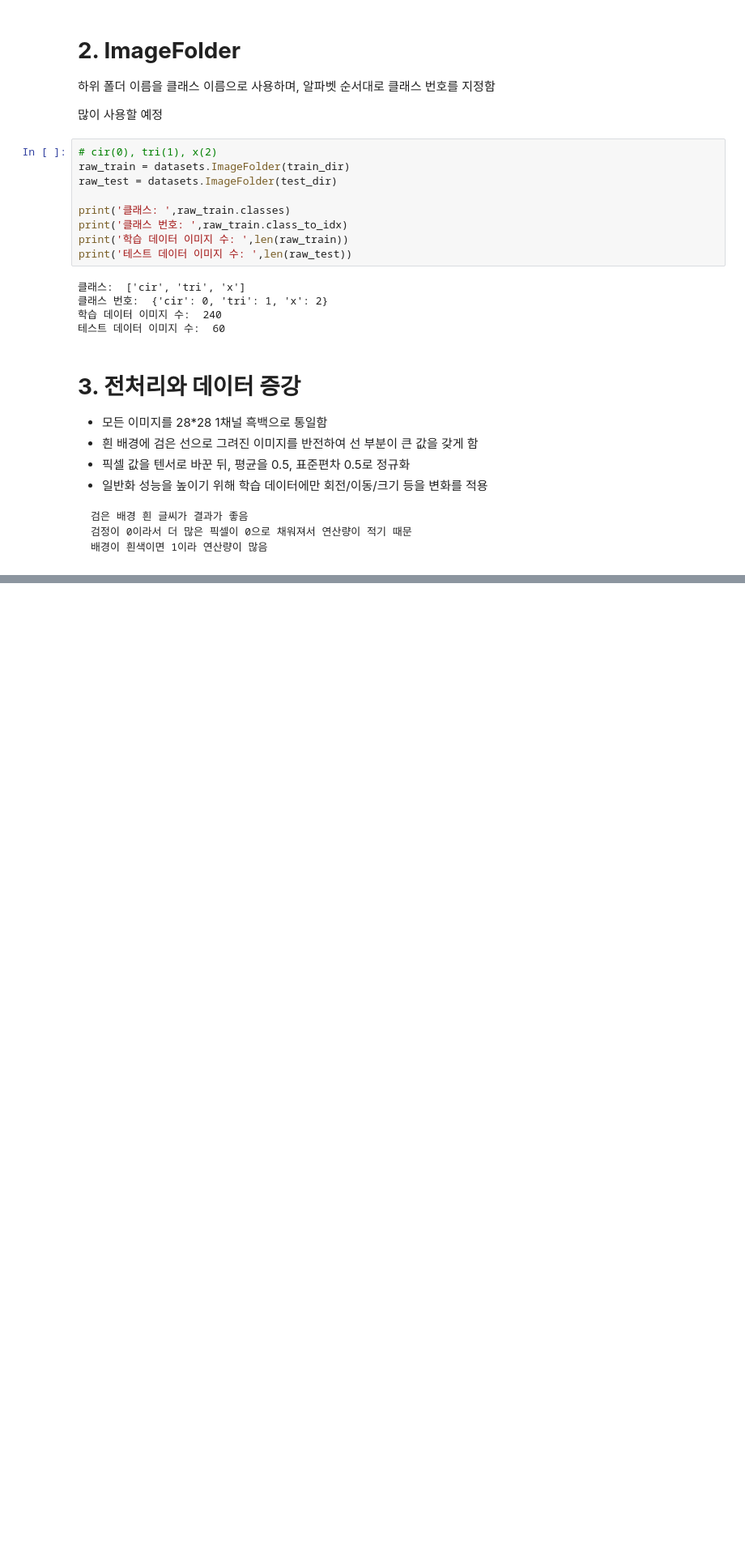
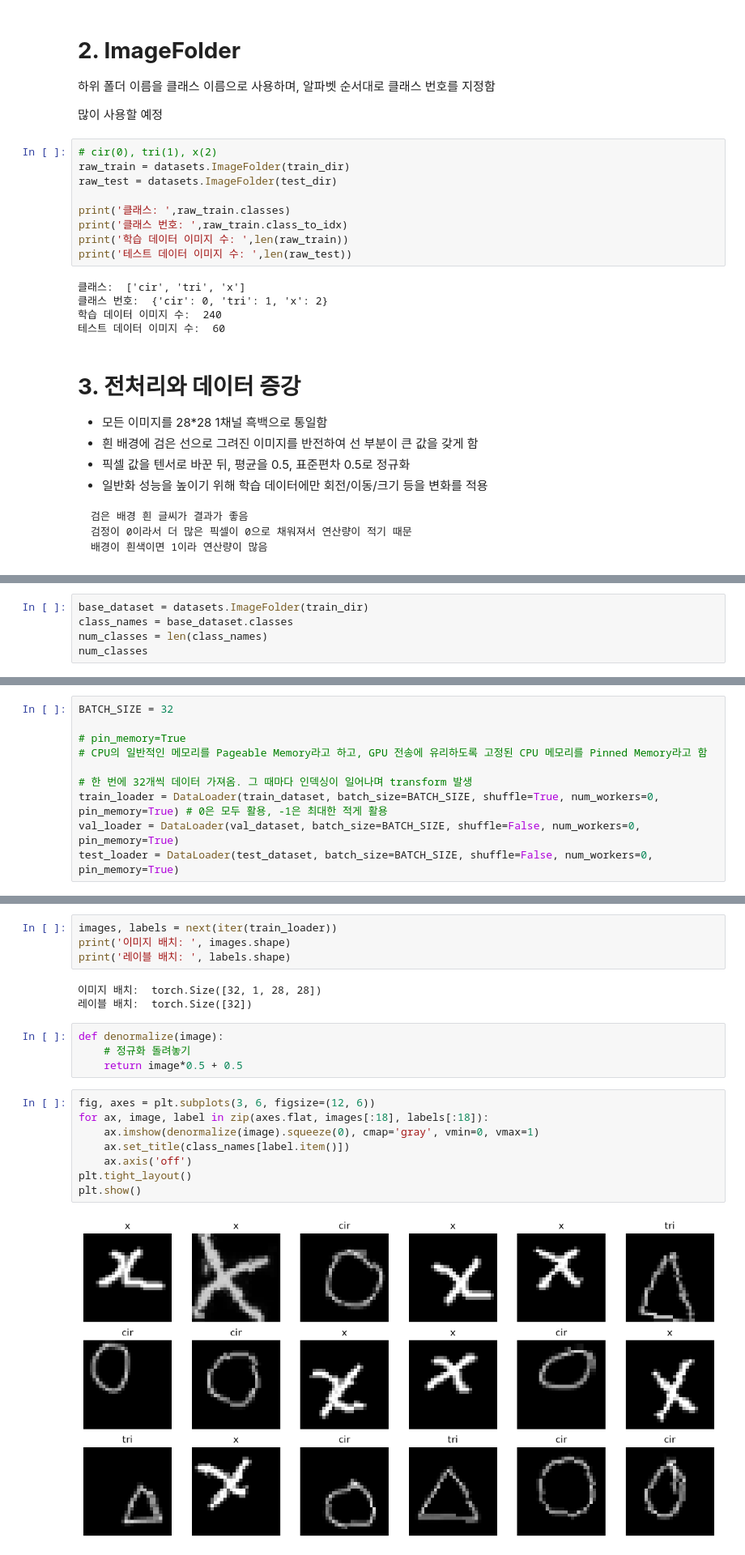
Before and after one commit to harwoon/10_ML_DL, a Jupyter notebook: 12_손글씨 도형 분류하기.ipynb, the cells around one changed output, grey strips where cells are left out. Shown at 81% size. Drawn from its saved outputs; the diff is of its cells as text; blank space fills up the shorter version.

```diff
--- a/12_손글씨 도형 분류하기.ipynb
+++ b/12_손글씨 도형 분류하기.ipynb
@@ -93,0 +104,5 @@ eval_transform = transforms.Compose([
+# %%
+base_dataset = datasets.ImageFolder(train_dir)
+class_names = base_dataset.classes
+num_classes = len(class_names)
+num_classes
@@ -93,0 +162,10 @@ eval_transform = transforms.Compose([
+# %%
+BATCH_SIZE = 32
+
+# pin_memory=True
+# CPU의 일반적인 메모리를 Pageable Memory라고 하고, GPU 전송에 유리하도록 고정된 CPU 메모리를 Pinned Memory라고 함
+
+# 한 번에 32개씩 데이터 가져옴. 그 때마다 인덱싱이 일어나며 transform 발생
+train_loader = DataLoader(train_dataset, batch_size=BATCH_SIZE, shuffle=True, num_workers=0, pin_memory=True) # 0은 모두 활용, -1은 최대한 적게 활용
+val_loader = DataLoader(val_dataset, batch_size=BATCH_SIZE, shuffle=False, num_workers=0, pin_memory=True)
+test_loader = DataLoader(test_dataset, batch_size=BATCH_SIZE, shuffle=False, num_workers=0, pin_memory=True)
@@ -93,0 +177,21 @@ eval_transform = transforms.Compose([
+# %%
+images, labels = next(iter(train_loader))
+print('이미지 배치: ', images.shape)
+print('레이블 배치: ', labels.shape)
+# %% [output]
+이미지 배치:  torch.Size([32, 1, 28, 28])
+레이블 배치:  torch.Size([32])
+# %%
+def denormalize(image):
+    # 정규화 돌려놓기
+    return image*0.5 + 0.5
+# %%
+fig, axes = plt.subplots(3, 6, figsize=(12, 6))
+for ax, image, label in zip(axes.flat, images[:18], labels[:18]):
+    ax.imshow(denormalize(image).squeeze(0), cmap='gray', vmin=0, vmax=1)
+    ax.set_title(class_names[label.item()])
+    ax.axis('off')
+plt.tight_layout()
+plt.show()
+# %% [output]
+[figure, added]
```
Also changed, not shown: parts of 24 cells of this notebook.
